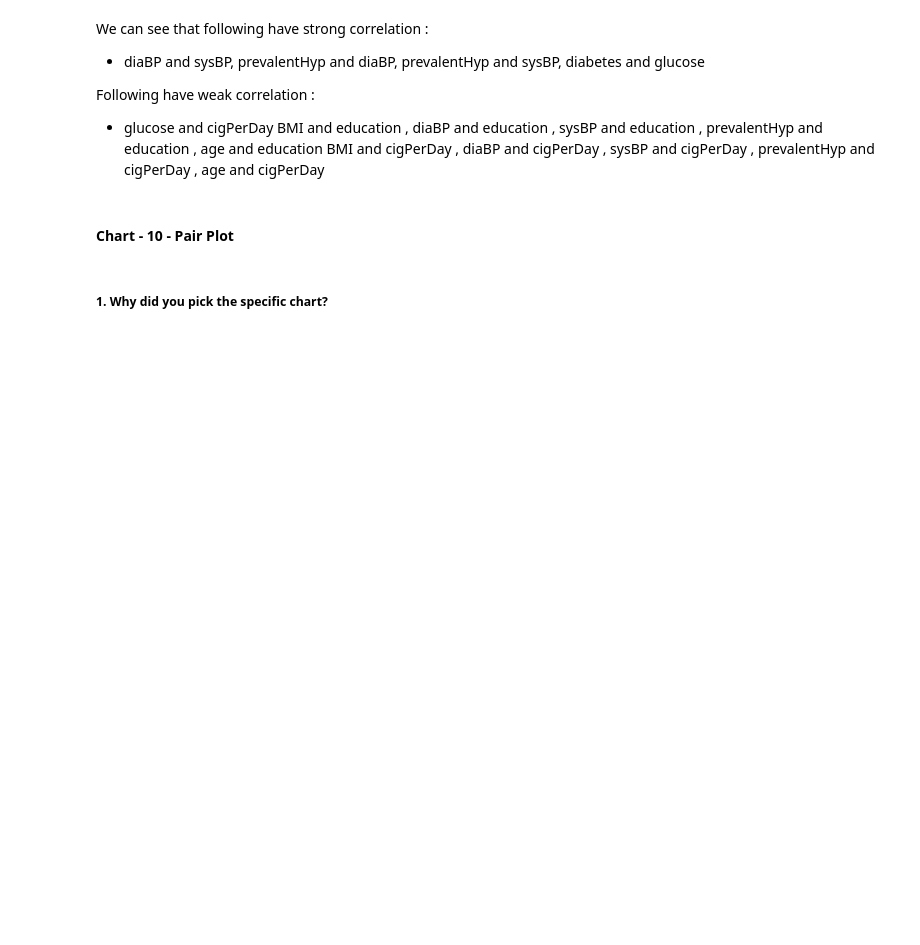
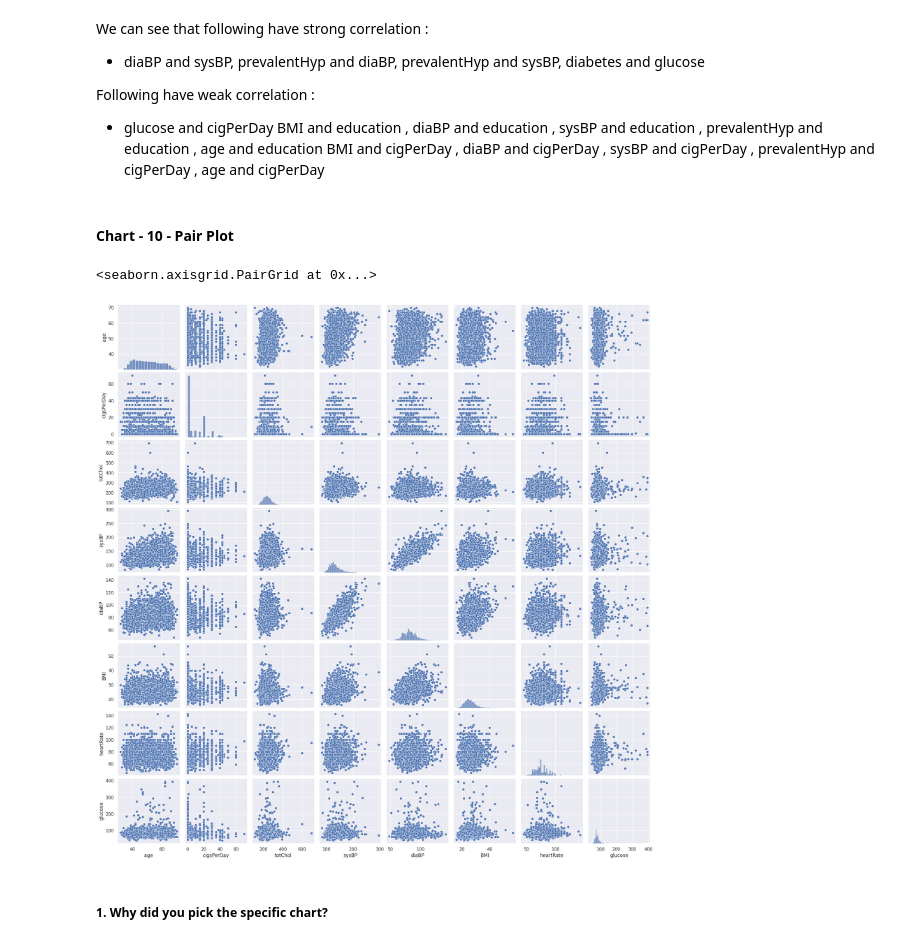
Before and after one commit to ErSangram/Capstone_03_Cardiovascular_Risk_Prediction, a Jupyter notebook: Capstone_03_Cardiovascular_Risk_Prediction.ipynb, the cells around one changed output. Drawn from its saved outputs; the diff is of its cells as text; code cells hidden in the pictures; blank space fills up the shorter version.

```diff
--- a/Capstone_03_Cardiovascular_Risk_Prediction.ipynb
+++ b/Capstone_03_Cardiovascular_Risk_Prediction.ipynb
@@ -607,8 +606,11 @@ Following have weak correlation :
 #### Chart - 10 - Pair Plot
 # %%
 # Pair Plot visualization code
-# continous_variable = ['age','cigsPerDay','totChol','sysBP', 'diaBP', 'BMI', 'heartRate', 'glucose']
-# sns.pairplot(data[continous_variable])
+continous_variable = ['age','cigsPerDay','totChol','sysBP', 'diaBP', 'BMI', 'heartRate', 'glucose']
+sns.pairplot(data[continous_variable])
+# %% [output]
+<seaborn.axisgrid.PairGrid at 0x...>
+[figure, added]
 # %% [markdown]
 ##### 1. Why did you pick the specific chart?
 # %% [markdown]
```
Also changed, not shown: parts of 24 cells of this notebook.
